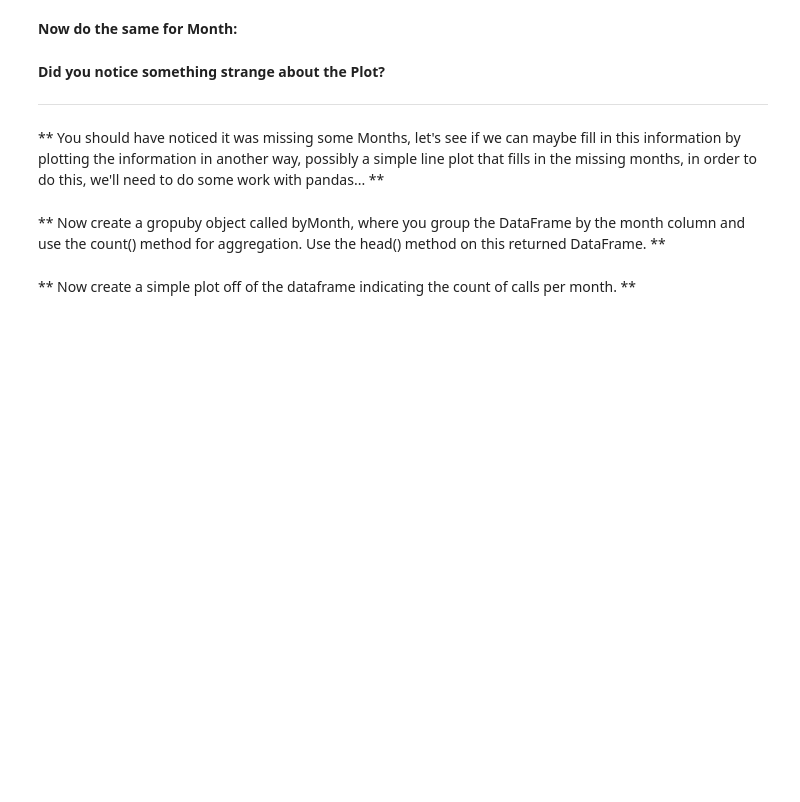
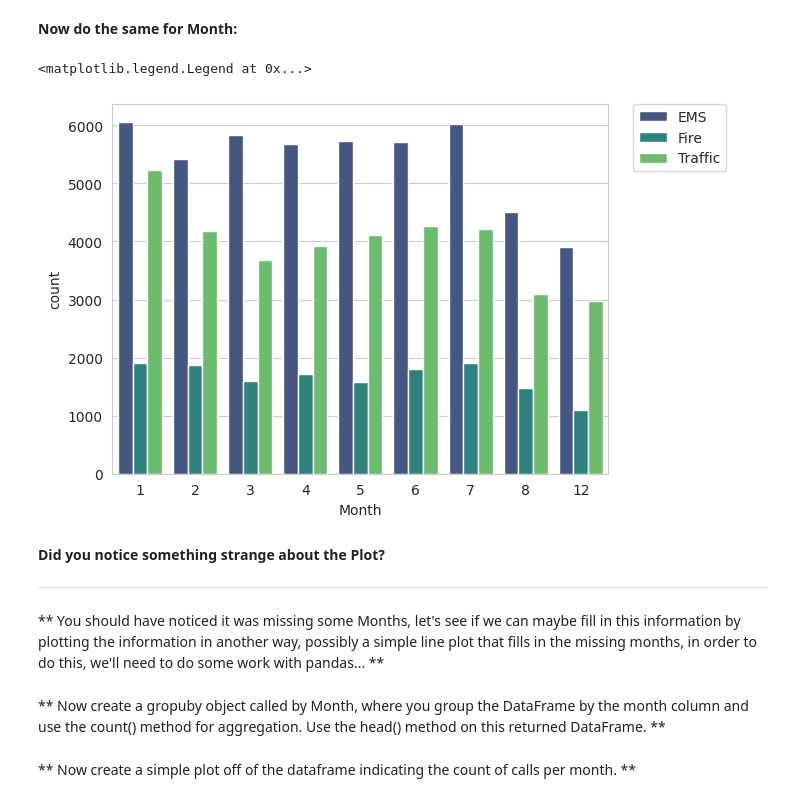
Before and after one commit to gvatsal60/ds-on-kaggle, a Jupyter notebook: Notebooks/911-Calls/911-calls-data-capstone-project.ipynb, the cells around one changed output. Saved outputs shown, nothing was run; the diff lists cells and outputs as text; code cells hidden in the pictures; blank space fills up the shorter version.

```diff
--- a/Notebooks/911-Calls/911-calls-data-capstone-project.ipynb
+++ b/Notebooks/911-Calls/911-calls-data-capstone-project.ipynb
@@ -147,5 +185,12 @@ ___
 # %% [markdown]
 **Now do the same for Month:**
+# %%
+sns.countplot(x = 'Month', data = df, palette='viridis', hue = 'Reason')
+
+plt.legend(bbox_to_anchor=(1.05, 1), loc=2, borderaxespad=0.)
+# %% [output]
+<matplotlib.legend.Legend at 0x...>
+[figure, added]
 # %% [markdown]
 **Did you notice something strange about the Plot?**
 
@@ -153,7 +198,7 @@ _____
 
 ** You should have noticed it was missing some Months, let's see if we can maybe fill in this information by plotting the information in another way, possibly a simple line plot that fills in the missing months, in order to do this, we'll need to do some work with pandas... **
 # %% [markdown]
-** Now create a gropuby object called byMonth, where you group the DataFrame by the month column and use the count() method for aggregation. Use the head() method on this returned DataFrame. **
+** Now create a gropuby object called by Month, where you group the DataFrame by the month column and use the count() method for aggregation. Use the head() method on this returned DataFrame. **
 # %% [markdown]
 ** Now create a simple plot off of the dataframe indicating the count of calls per month. **
 # %% [markdown]
```
Also changed, not shown: parts of 16 cells of this notebook.
